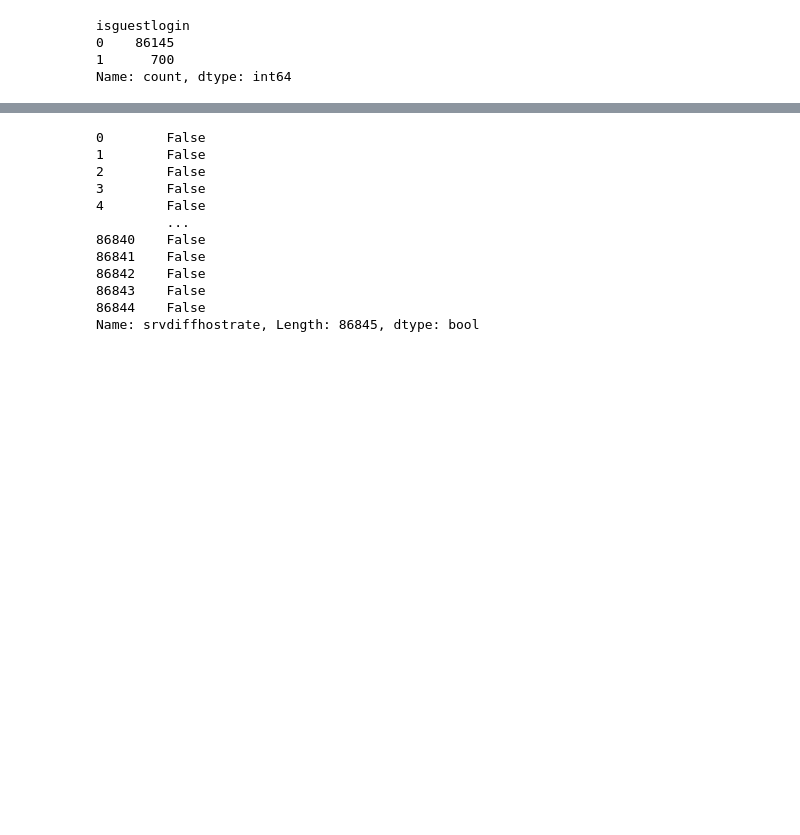
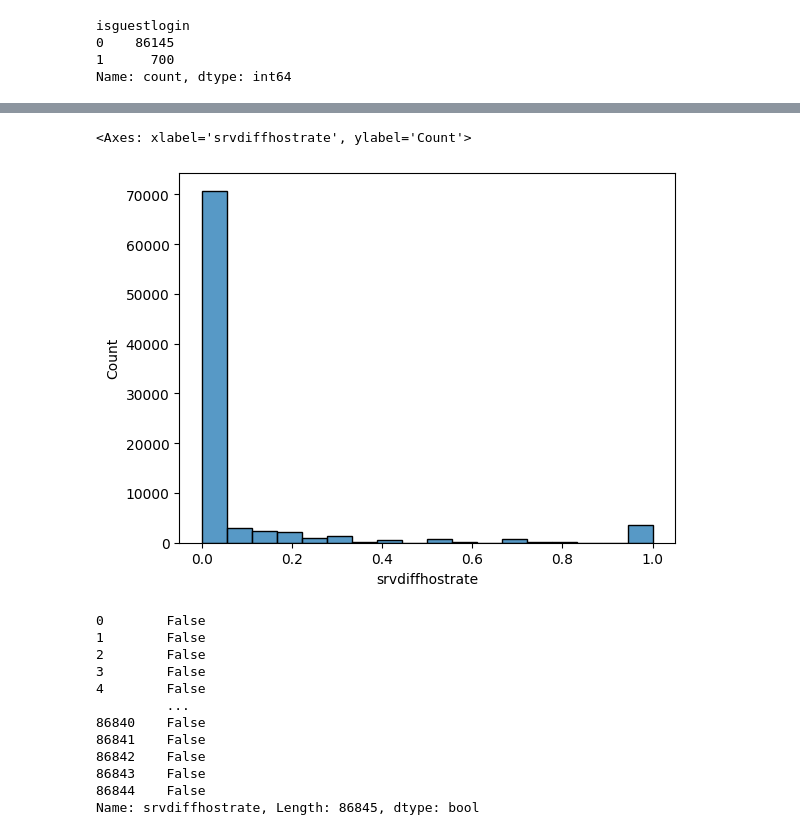
Before and after one commit to SketchyCarrot/Network_Activity_Anomaly_Detection, a Jupyter notebook: main.ipynb, the cells around one changed output, grey strips where cells are left out. Drawn from its saved outputs; the diff is of its cells as text; code cells hidden in the pictures; blank space fills up the shorter version.

```diff
--- a/main.ipynb
+++ b/main.ipynb
@@ -192,0 +202,5 @@ https://gist.github.com/mwaskom/de44147ed2974457ad6372750bbe5751
+# %%
+sns.histplot(df.srvdiffhostrate)
+# %% [output]
+<Axes: xlabel='srvdiffhostrate', ylabel='Count'>
+[figure, added]
```
Also changed, not shown: parts of 37 cells of this notebook, 1 other file.
